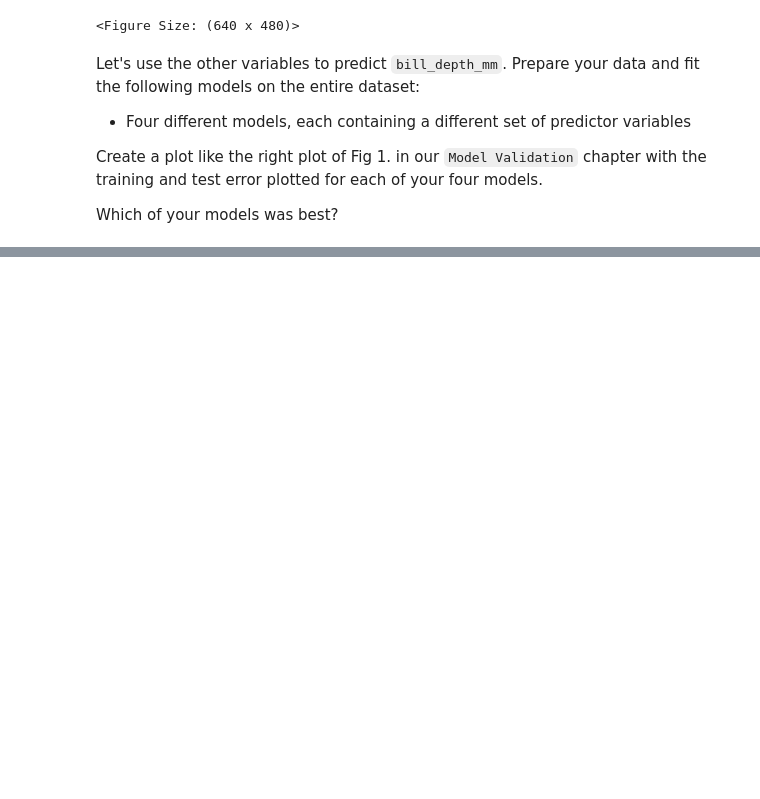
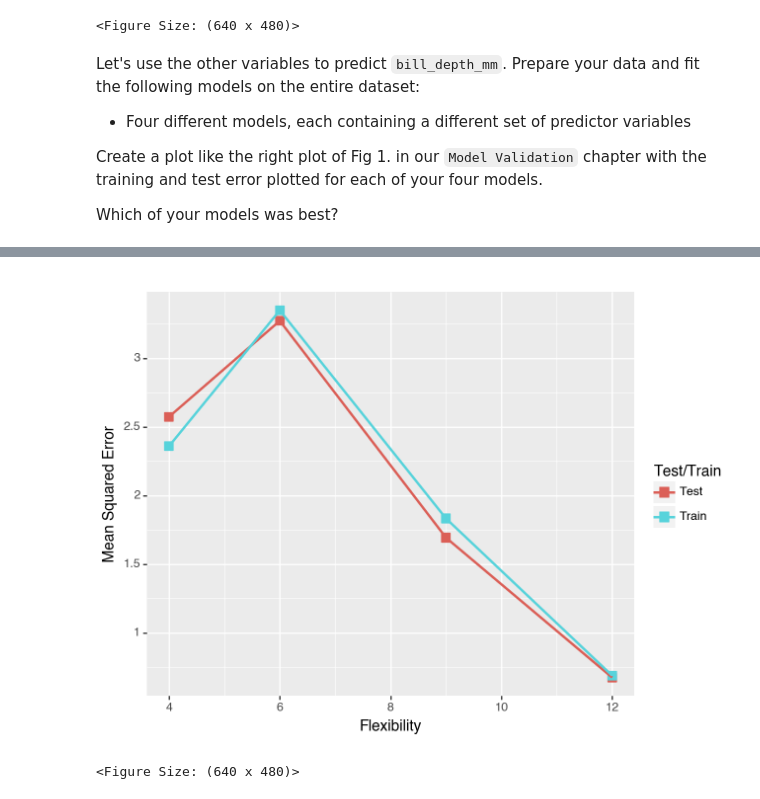
Before and after one commit to bnkessler/Data-Science-and-Machine-Learning, a Jupyter notebook: Week6/Practice_Activity_Multiple_Linear_Regression_and_Evaluation.ipynb, the cells around one changed output, grey strips where cells are left out. Cells and saved outputs as stored; diff of their text form; code cells hidden in the pictures; blank space fills up the shorter version.

```diff
--- a/Week6/Practice_Activity_Multiple_Linear_Regression_and_Evaluation.ipynb
+++ b/Week6/Practice_Activity_Multiple_Linear_Regression_and_Evaluation.ipynb
@@ -172,0 +268,32 @@ Which of your models was best?
+# %%
+# Model 4
+# Dropping Species, Island, and Sex
+X = penguins.drop(["bill_depth_mm", "species", "island", "sex"], axis = 1)
+y = penguins["bill_depth_mm"]
+
+X_train, X_test, y_train, y_test = train_test_split(X, y)
+
+lr = LinearRegression()
+
+my_pipeline = Pipeline(
+    [("ols", lr)]
+)
+
+fitted_pipeline = my_pipeline.fit(X_train, y_train)
+
+y_predtest = fitted_pipeline.predict(X_test)
+y_predtrain = fitted_pipeline.predict(X_train)
+
+mse_testm4 = mean_squared_error(y_true = y_test, y_pred = y_predtest)
+mse_trainm4 = mean_squared_error(y_true = y_train, y_pred = y_predtrain)
+
+flex.append(4)
+flex.append(4)
+mse_list.append(mse_testm4)
+mse_list.append(mse_trainm4)
+# %%
+mse = pd.DataFrame(columns=["Flexibility", "Mean Squared Error", "Test/Train"])
+mse["Flexibility"] = flex
+mse["Mean Squared Error"] = mse_list
+mse["Test/Train"] = ["Test", "Train", "Test", "Train", "Test", "Train", "Test", "Train"]
+mse
@@ -172,0 +310,8 @@ Which of your models was best?
+# %%
+from plotnine import geom_smooth
+(ggplot(mse, aes(x = "Flexibility", y = "Mean Squared Error", color = "Test/Train")) +
+    geom_point(shape = "s", size = 3) +
+    geom_smooth(method="lowess", se=False))
+# %% [output]
+[figure, added]
+<Figure Size: (640 x 480)>
```
Also changed, not shown: parts of 15 cells of this notebook, 1 other file.
